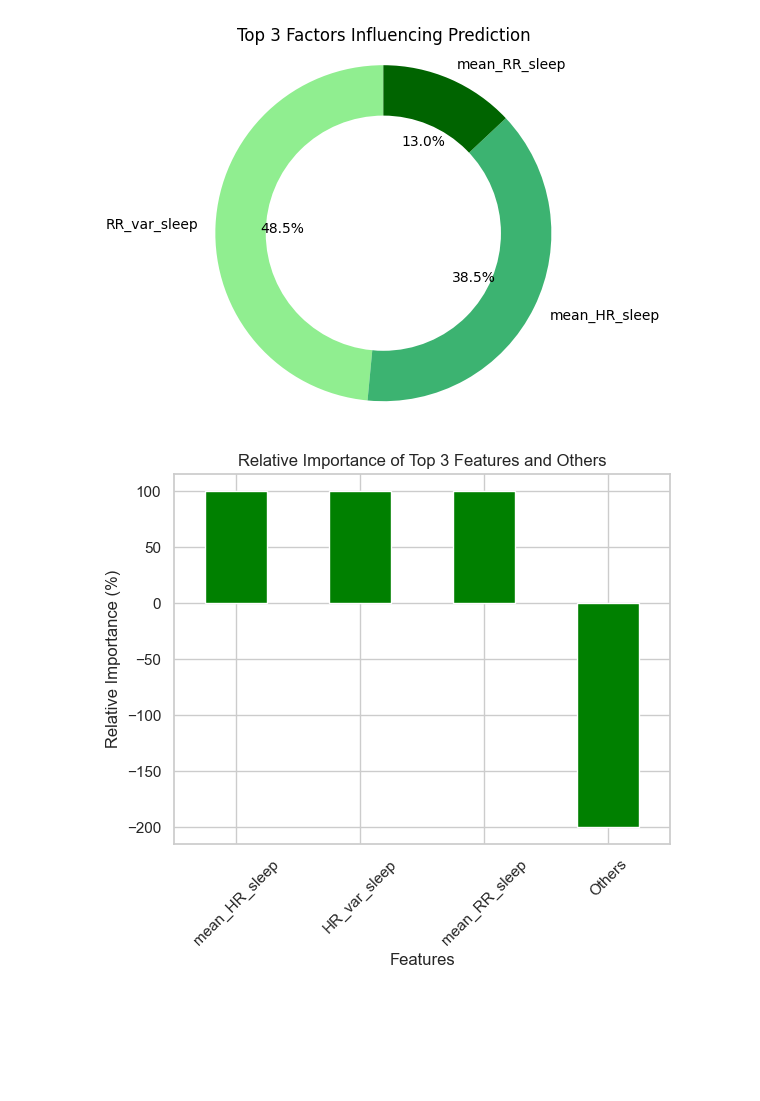
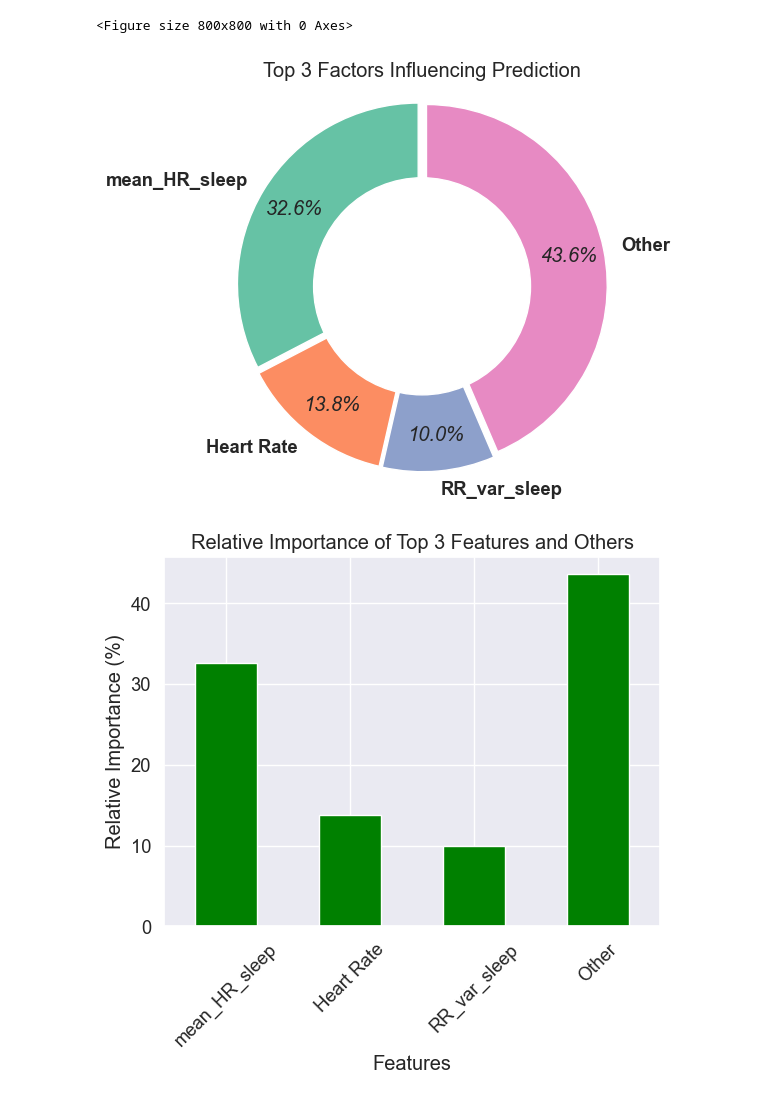
Before and after one commit to y-ghoneim/SDProject32, a Jupyter notebook: Notebooks/SHAP FB testing.ipynb, the cells around one changed output. Drawn from its saved outputs; the diff is of its cells as text; code cells hidden in the pictures; blank space fills up the shorter version.

Commit message:
Fixed shap viz

```diff
--- a/Notebooks/SHAP FB testing.ipynb
+++ b/Notebooks/SHAP FB testing.ipynb
@@ -178,0 +143,4 @@ plt.show()
+# %%
+top_features_new = top_features.head(3)
+top_features_new.loc[len(top_features.index)] = ['Other', sum(top_features['shap_value'][3:]), sum(top_features['abs_shap_value'][3:])]
+top_features_new
@@ -180,15 +158,15 @@ plt.show()
 import matplotlib.pyplot as plt
 
 # Assume 'top_features' contains the top features and their SHAP values
-total_impact = top_features['shap_value'].abs().sum()
-top_features['relative_importance'] = top_features['shap_value'].abs() / total_impact * 100
+total_impact = top_features_new['abs_shap_value'].sum()
+top_features_new['relative_importance'] = top_features_new['abs_shap_value'] / total_impact * 100
 
 # Sorting features by importance for better visual layout
-top_features = top_features.sort_values(by='relative_importance', ascending=True)
+top_features = top_features_new.sort_values(by='relative_importance', ascending=True)
 
 # Creating the plot
 fig, ax = plt.subplots()
-bars = ax.barh(top_features['feature'], top_features['relative_importance'], color='green')
+bars = ax.barh(top_features_new['feature'], top_features_new['relative_importance'], color='green')
 ax.set_xlabel('Relative Importance (%)')
 ax.set_title('Top 3 Factors Influencing Prediction')
 
@@ -204,64 +187,55 @@ plt.show()
 # %%
 import matplotlib.pyplot as plt
+import seaborn as sns
 
-# Assume 'top_features' contains the top features and their relative importance
-# Here we create dummy data to illustrate; please replace it with your actual data
-top_features = pd.DataFrame({
-    'feature': ['RR_var_sleep', 'mean_HR_sleep', 'mean_RR_sleep'],
-    'relative_importance': [48.5, 38.5, 13.0]
-})
+sns.set(font_scale = 1.2)
+plt.figure(figsize=(8,8))
 
-labels = top_features['feature']
-sizes = top_features['relative_importance']
-colors = ['lightgreen', 'mediumseagreen', 'darkgreen']  # Different shades of green for visual appeal
+labels = top_features_new['feature']
+sizes = top_features_new['relative_importance']
+# colors = ['darkblue', 'mediumblue', 'dodgerblue','black']  # Different shades of green for visual appeal
 
 # Create a pie chart with a hole in the middle (donut chart)
 fig, ax = plt.subplots()
-wedges, texts, autotexts = ax.pie(sizes, labels=labels, autopct='%1.1f%%', startangle=90, colors=colors, wedgeprops=dict(width=0.5))
+wedges, texts, autotexts = ax.pie(sizes,
+                                  labels=labels,
+                                  autopct='%0.1f%%',
+                                  startangle=90,
+                                  pctdistance=0.80,
+                                  explode=[0.025, 0.025, 0.025, 0.025],
+                                  colors=sns.color_palette('Set2'))
 
 # Add a circle at the center to create a donut-like chart
-centre_circle = plt.Circle((0, 0), 0.70, color='white', fc='white', linewidth=0)
-fig.gca().add_artist(centre_circle)
+hole = plt.Circle((0, 0), 0.6, facecolor='white')
+plt.gcf().gca().add_artist(hole)
+
+for text in texts:
+    text.set_fontweight('bold')
+    # text.set_horizontalalignment('center')
+
+# Customize percent labels
+for autotext in autotexts:
+    # autotext.set_horizontalalignment('center')
+    autotext.set_fontstyle('italic')
 
 ax.axis('equal')  # Equal aspect ratio ensures that pie is drawn as a circle.
 plt.title('Top 3 Factors Influencing Prediction')
+plt.tight_layout()
 plt.show()
 # %% [output]
+<Figure size 800x800 with 0 Axes>
-[figure, old version]
+[figure, new version]
 # %%
 import pandas as pd
 import matplotlib.pyplot as plt
 
-# Assuming 'shap_values' is obtained for the entire test set (to simplify)
-# Calculating the mean absolute SHAP value for each feature across all data
-total_shap_values = abs(shap_values[0]).mean(axis=0)
-total_importance = total_shap_values.sum()
-
-# Create DataFrame for SHAP values and calculate relative importance
-all_features_df = pd.DataFrame({
-    'feature': X_test.columns,
-    'shap_value': total_shap_values,
-    'relative_importance': (total_shap_values / total_importance) * 100
-})
-
-# Sort and select top 3 features
-top_3_features = all_features_df.sort_values(by='relative_importance', ascending=False).head(3)
-# Calculate the importance of "Others"
-others_importance = pd.DataFrame({
-    'feature': ['Others'],
-    'relative_importance': [100 - top_3_features['relative_importance'].sum()]
-})
-
-# Combine top 3 with others for final visualization
-final_features_df = pd.concat([top_3_features, others_importance])
-
 # Plotting
 fig, ax = plt.subplots()
-final_features_df.plot(kind='bar', x='feature', y='relative_importance', legend=False, ax=ax, color='green')
+top_features_new.plot(kind='bar', x='feature', y='relative_importance', legend=False, ax=ax, color='green')
 ax.set_title('Relative Importance of Top 3 Features and Others')
 ax.set_xlabel('Features')
 ax.set_ylabel('Relative Importance (%)')
 plt.xticks(rotation=45)
 plt.show()
 # %% [output]
-[figure, old version]
+[figure, new version]
```
Also changed, not shown: parts of 12 cells of this notebook, 1 other file.
